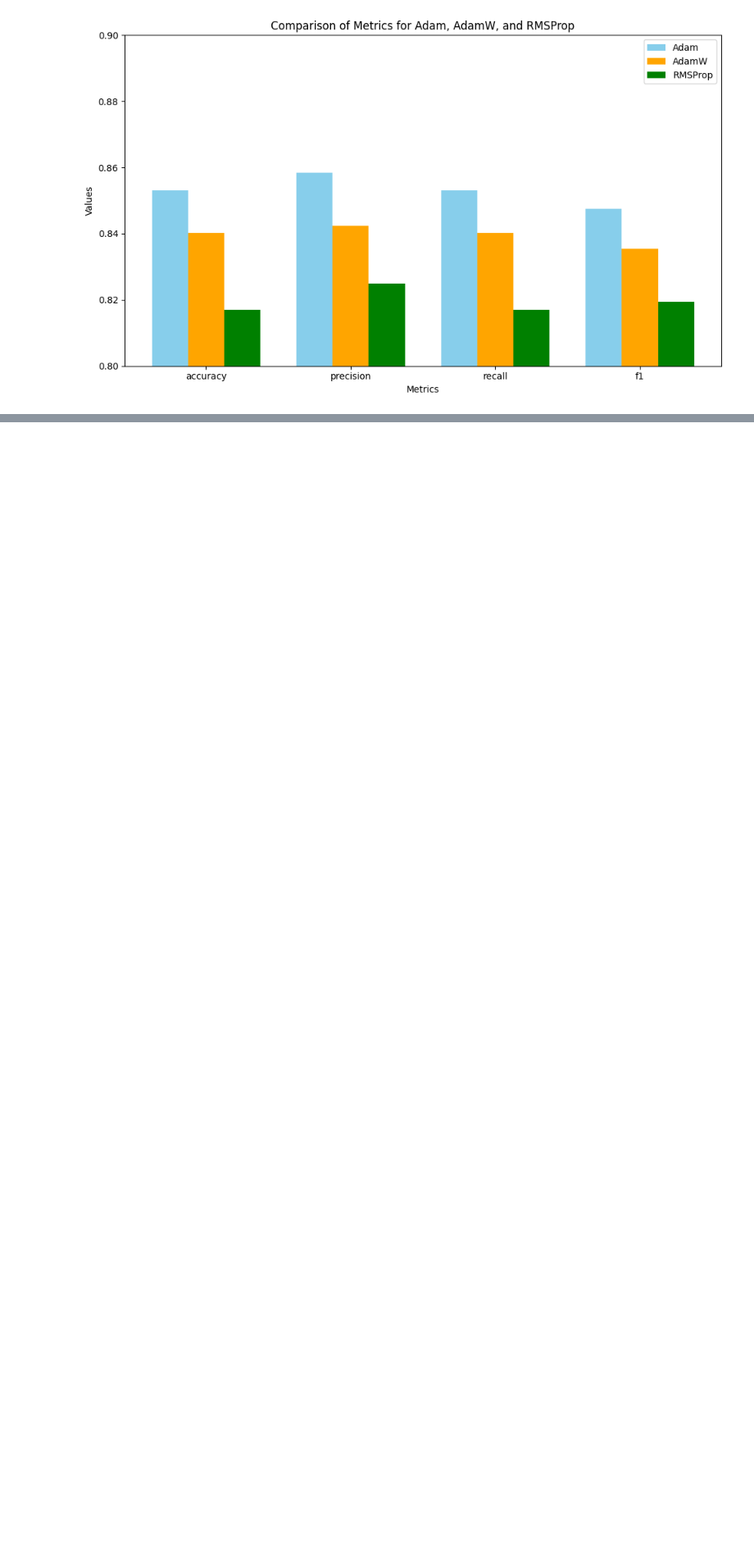
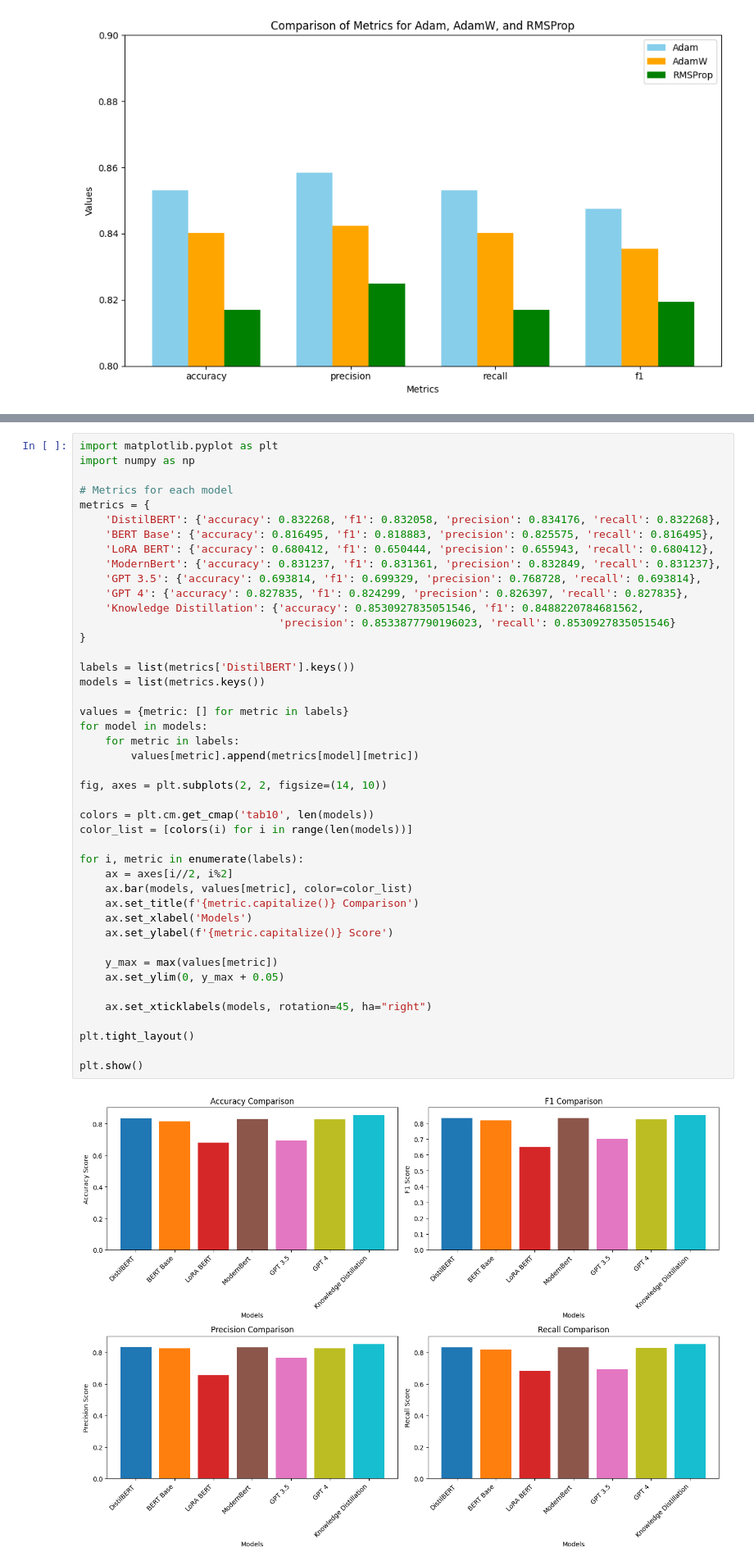
Before and after one commit to emrekuruu/Fine-Tune, a Jupyter notebook: knowledge_distil_roberta_vs_distilbert.ipynb, the cells around one changed output, grey strips where cells are left out. Shown at 82% size. Cells and saved outputs as stored; diff of their text form; blank space fills up the shorter version.

```diff
--- a/knowledge_distil_roberta_vs_distilbert.ipynb
+++ b/knowledge_distil_roberta_vs_distilbert.ipynb
@@ -1187,0 +1352,46 @@ plt.show()
+# %%
+import matplotlib.pyplot as plt
+import numpy as np
+
+# Metrics for each model
+metrics = {
+    'DistilBERT': {'accuracy': 0.832268, 'f1': 0.832058, 'precision': 0.834176, 'recall': 0.832268},
+    'BERT Base': {'accuracy': 0.816495, 'f1': 0.818883, 'precision': 0.825575, 'recall': 0.816495},
+    'LoRA BERT': {'accuracy': 0.680412, 'f1': 0.650444, 'precision': 0.655943, 'recall': 0.680412},
+    'ModernBert': {'accuracy': 0.831237, 'f1': 0.831361, 'precision': 0.832849, 'recall': 0.831237},
+    'GPT 3.5': {'accuracy': 0.693814, 'f1': 0.699329, 'precision': 0.768728, 'recall': 0.693814},
+    'GPT 4': {'accuracy': 0.827835, 'f1': 0.824299, 'precision': 0.826397, 'recall': 0.827835},
+    'Knowledge Distillation': {'accuracy': 0.8530927835051546, 'f1': 0.8488220784681562,
+                               'precision': 0.8533877790196023, 'recall': 0.8530927835051546}
+}
+
+labels = list(metrics['DistilBERT'].keys())
+models = list(metrics.keys())
+
+values = {metric: [] for metric in labels}
+for model in models:
+    for metric in labels:
+        values[metric].append(metrics[model][metric])
+
+fig, axes = plt.subplots(2, 2, figsize=(14, 10))
+
+colors = plt.cm.get_cmap('tab10', len(models))
+color_list = [colors(i) for i in range(len(models))]
+
+for i, metric in enumerate(labels):
+    ax = axes[i//2, i%2]
+    ax.bar(models, values[metric], color=color_list)
+    ax.set_title(f'{metric.capitalize()} Comparison')
+    ax.set_xlabel('Models')
+    ax.set_ylabel(f'{metric.capitalize()} Score')
+
+    y_max = max(values[metric])
+    ax.set_ylim(0, y_max + 0.05)
+
+    ax.set_xticklabels(models, rotation=45, ha="right")
+
+plt.tight_layout()
+
+plt.show()
+# %% [output]
+[figure, added]
```
Also changed, not shown: parts of 13 cells of this notebook.
